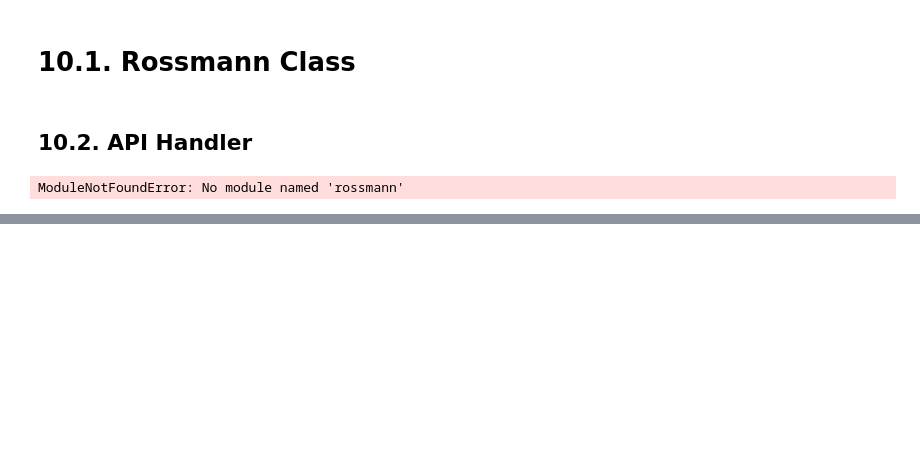
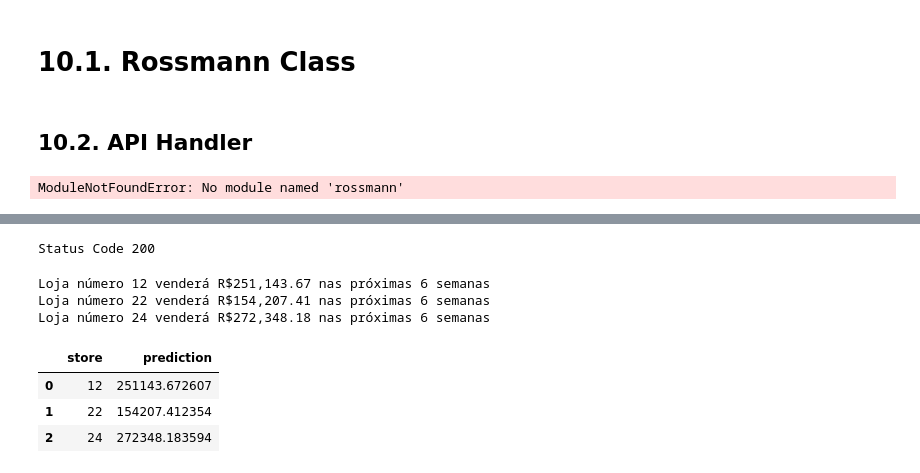
Before and after one commit to IagoTannusb/rossmann_store_sales, a Jupyter notebook: notebooks/m10_v01_store_sales_prediction.ipynb, the cells around one changed output, grey strips where cells are left out. Cells and saved outputs as stored; diff of their text form; code cells hidden in the pictures; blank space fills up the shorter version.

```diff
--- a/notebooks/m10_v01_store_sales_prediction.ipynb
+++ b/notebooks/m10_v01_store_sales_prediction.ipynb
@@ -1513,0 +1533,34 @@ ModuleNotFoundError: No module named 'rossmann'
+# %%
+#converter dataframe em json
+data = json.dumps(df_test.to_dict(orient='records'))
+# %%
+#API Call
+url = 'https://rossmann-api-307l.onrender.com/rossmann/predict'
+header = {'Content-type' : 'application/json'}
+data = data
+
+r = requests.post(url, data=data, headers=header)
+print('Status Code {}'.format(r.status_code))
+# %% [output]
+Status Code 200
+# %%
+d1 = pd.DataFrame (r.json(), columns=r.json()[0].keys())
+# %%
+
+d2 = d1[['store', 'prediction']].groupby('store').sum().reset_index()
+
+for i in range (len(d2)):
+    print('Loja número {} venderá R${:,.2f} nas próximas 6 semanas'.format(
+            d2.loc[i, 'store'],
+            d2.loc[i, 'prediction']))
+# %% [output]
+Loja número 12 venderá R$251,143.67 nas próximas 6 semanas
+Loja número 22 venderá R$154,207.41 nas próximas 6 semanas
+Loja número 24 venderá R$272,348.18 nas próximas 6 semanas
+# %%
+d2
+# %% [output]
+|  | store | prediction |
+| 0 | 12 | 251143.672607 |
+| 1 | 22 | 154207.412354 |
+| 2 | 24 | 272348.183594 |
```
Also changed, not shown: parts of 6 cells of this notebook.
